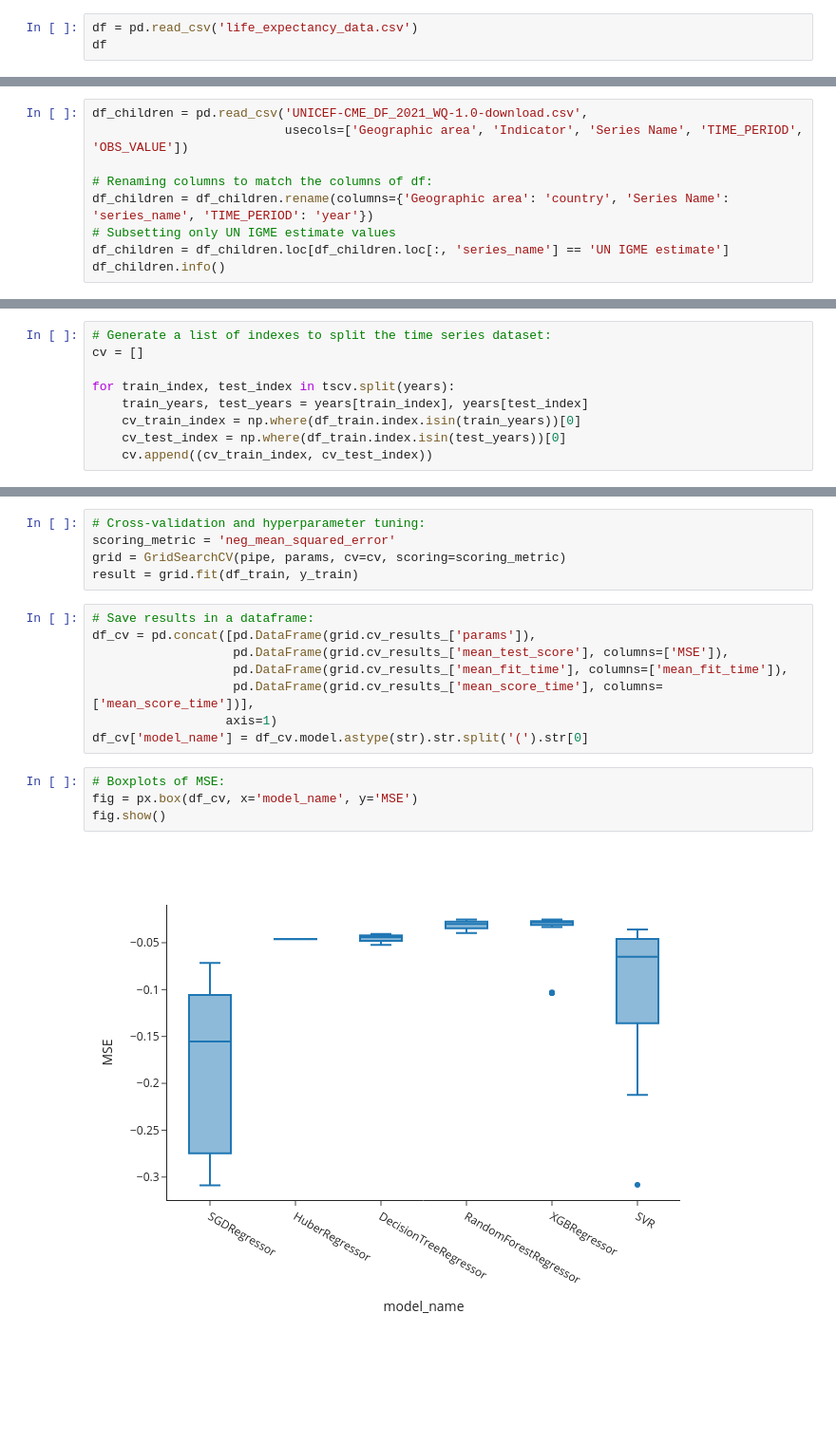
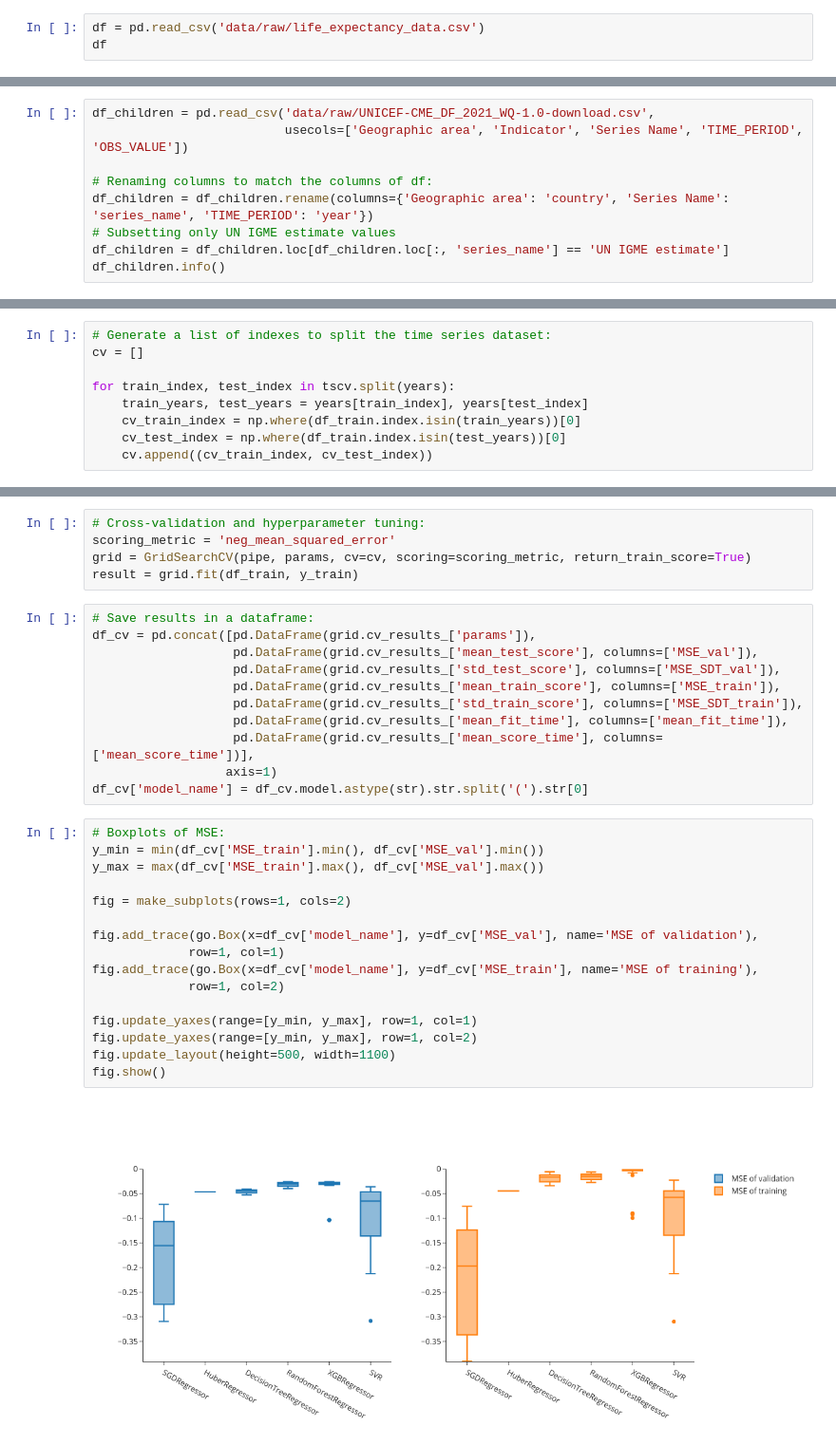
Before and after one commit to LaboraTORIbio/life_expectancy_prediction, a Jupyter notebook: life_expectancy.ipynb, the cells around one changed output, grey strips where cells are left out. Shown at 95% size. Cells and saved outputs as stored; diff of their text form; blank space fills up the shorter version.

Commit message:
Finished model training

```diff
--- a/life_expectancy.ipynb
+++ b/life_expectancy.ipynb
@@ -55,5 +56,5 @@ from sklearn.svm import SVR
 # %%
-df = pd.read_csv('life_expectancy_data.csv')
+df = pd.read_csv('data/raw/life_expectancy_data.csv')
 df
 # %% [output]
 |  | Country | Year | Status | Life expectancy | Adult Mortality | infant deaths | Alcohol | ... |
@@ -193,7 +194,7 @@ fig.show()
 # %% [markdown]
 In the case of `infant_deaths` and `under-five_deaths`, only 13 and 16 examples have values >1000, indicating data might actually be normalized by population. The histograms for both columns look okay, with the higher-frequency values being around 0-4. However, I performed a quick search at https://childmortality.org/ for a variety of countries and found that values for both columns mostly did not match the values in the database. In case the values in this dataset are not correct, I will replace them by the UN IGME estimates for infant mortality, under-five mortality and neonatal mortality rates. The dataset is downloaded from https://childmortality.org/all-cause-mortality/data/download?indicator=MRY0T4&refArea=AFG as `UNICEF-CME_DF_2021_WQ-1.0-download.csv`.
 # %%
-df_children = pd.read_csv('UNICEF-CME_DF_2021_WQ-1.0-download.csv',
+df_children = pd.read_csv('data/raw/UNICEF-CME_DF_2021_WQ-1.0-download.csv',
                           usecols=['Geographic area', 'Indicator', 'Series Name', 'TIME_PERIOD', 'OBS_VALUE'])
 
 # Renaming columns to match the columns of df:
@@ -699,22 +707,37 @@ params = [
 # %%
 # Cross-validation and hyperparameter tuning:
 scoring_metric = 'neg_mean_squared_error'
-grid = GridSearchCV(pipe, params, cv=cv, scoring=scoring_metric)
+grid = GridSearchCV(pipe, params, cv=cv, scoring=scoring_metric, return_train_score=True)
 result = grid.fit(df_train, y_train)
 # %%
 # Save results in a dataframe:
 df_cv = pd.concat([pd.DataFrame(grid.cv_results_['params']),
-                   pd.DataFrame(grid.cv_results_['mean_test_score'], columns=['MSE']),
+                   pd.DataFrame(grid.cv_results_['mean_test_score'], columns=['MSE_val']),
+                   pd.DataFrame(grid.cv_results_['std_test_score'], columns=['MSE_SDT_val']),
+                   pd.DataFrame(grid.cv_results_['mean_train_score'], columns=['MSE_train']),
+                   pd.DataFrame(grid.cv_results_['std_train_score'], columns=['MSE_SDT_train']),
                    pd.DataFrame(grid.cv_results_['mean_fit_time'], columns=['mean_fit_time']),
                    pd.DataFrame(grid.cv_results_['mean_score_time'], columns=['mean_score_time'])],
                   axis=1)
 df_cv['model_name'] = df_cv.model.astype(str).str.split('(').str[0]
 # %%
 # Boxplots of MSE:
-fig = px.box(df_cv, x='model_name', y='MSE')
+y_min = min(df_cv['MSE_train'].min(), df_cv['MSE_val'].min())
+y_max = max(df_cv['MSE_train'].max(), df_cv['MSE_val'].max())
+
+fig = make_subplots(rows=1, cols=2)
+
+fig.add_trace(go.Box(x=df_cv['model_name'], y=df_cv['MSE_val'], name='MSE of validation'),
+             row=1, col=1)
+fig.add_trace(go.Box(x=df_cv['model_name'], y=df_cv['MSE_train'], name='MSE of training'),
+             row=1, col=2)
+
+fig.update_yaxes(range=[y_min, y_max], row=1, col=1)
+fig.update_yaxes(range=[y_min, y_max], row=1, col=2)
+fig.update_layout(height=500, width=1100)
 fig.show()
 # %% [output]
-[figure, old version]
+[figure, new version]
 # %%
 # Boxplots for the mean fitting and scoring times:
 fig = make_subplots(rows=1, cols=2)
```
Also changed, not shown: parts of 34 cells of this notebook, 1 other file.
